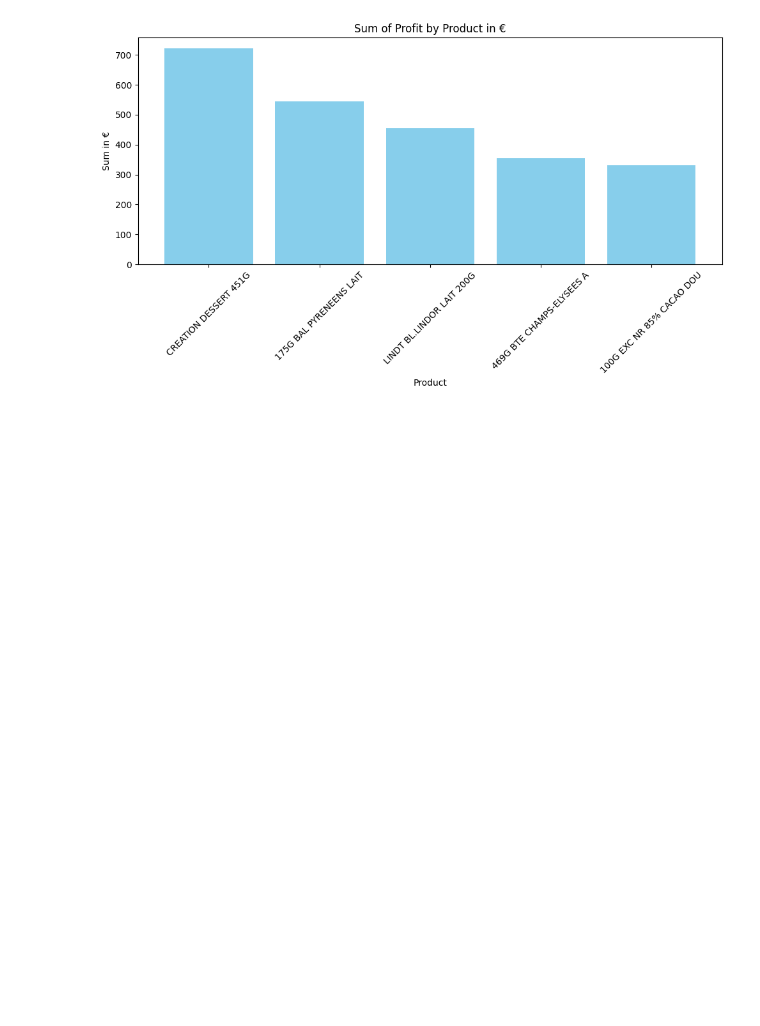
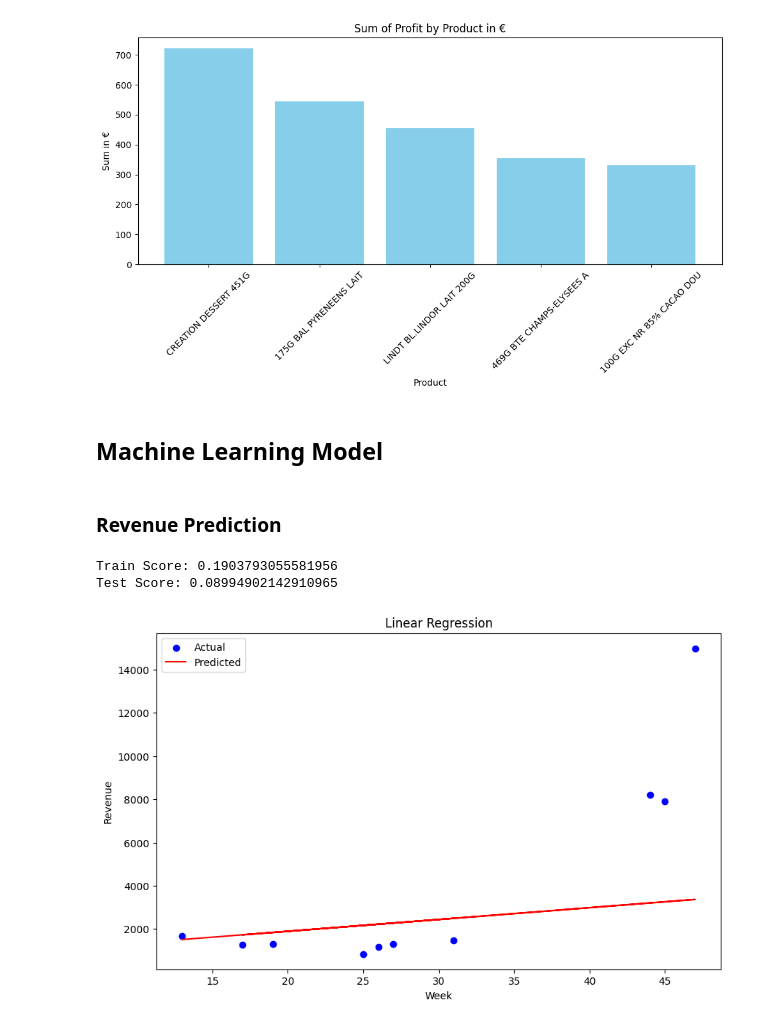
Before and after one commit to Chriss2800/Advanced_Analytics_Applied, a Jupyter notebook: MachineLearning/prediction.ipynb, the cells around one changed output. Saved outputs shown, nothing was run; the diff lists cells and outputs as text; code cells hidden in the pictures; blank space fills up the shorter version.

Commit message:
Linear Regression implemented

```diff
--- a/MachineLearning/prediction.ipynb
+++ b/MachineLearning/prediction.ipynb
@@ -145,3 +185,40 @@ for i, series in enumerate(sum_values_by_product):
 [figure]
 [figure]
 [figure]
+# %% [markdown]
+## Machine Learning Model
+# %% [markdown]
+### Revenue Prediction
+# %%
+revenue_data = df.groupby("File_Index")["Revenue"].sum()
+revenue_df = pd.Series(revenue_data).reset_index().rename(columns={'Month_Week': 'Month_Week', 'Revenue': 'Revenue'})
+# %%
+# X = pd.to_numeric(revenue_df["Month_Week"].str.split("_").str[0]).values.reshape(-1, 1)
+X = revenue_df[["File_Index"]]
+y = revenue_df["Revenue"]
+X_train, X_test, y_train, y_test = train_test_split(X, y, test_size=0.2, random_state=42)
+# %%
+model = LinearRegression()
+model.fit(X_train, y_train)
+y_pred = model.predict(X_test)
+
+train_score = model.score(X_train, y_train)
+test_score = model.score(X_test, y_test)
+print("Train Score:", train_score)
+print("Test Score:", test_score)
+# %% [output]
+Train Score: 0.1903793055581956
+Test Score: 0.08994902142910965
+# %%
+predictions = model.predict(X_test)
+
+plt.figure(figsize=(10,6))
+plt.scatter(X_test, y_test, color='blue', label='Actual')
+plt.plot(X_test, predictions, color='red', label='Predicted')
+plt.xlabel('Week')
+plt.ylabel('Revenue')
+plt.title('Linear Regression')
+plt.legend()
+plt.show()
+# %% [output]
+[figure, added]
```
Also changed, not shown: parts of 6 cells of this notebook.
